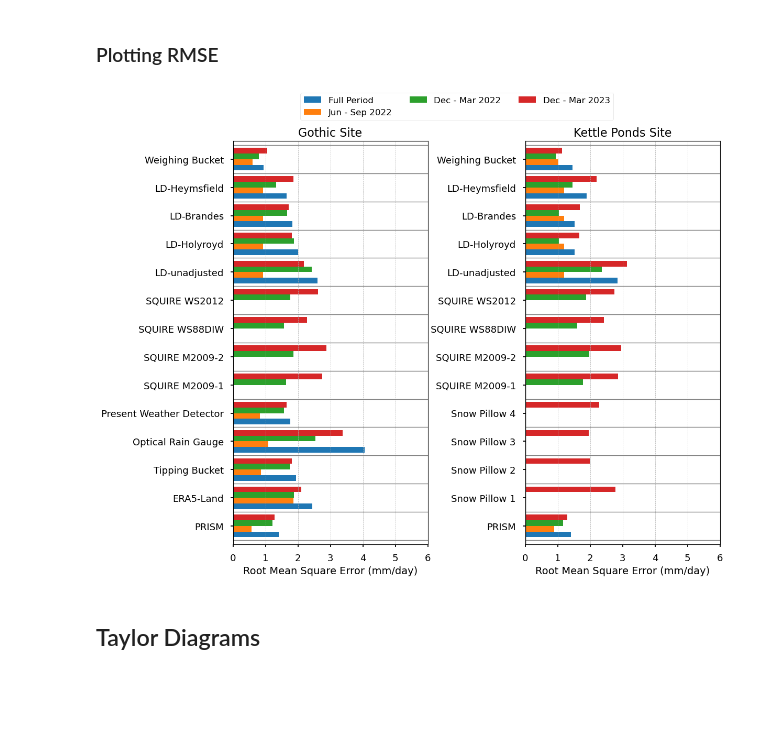
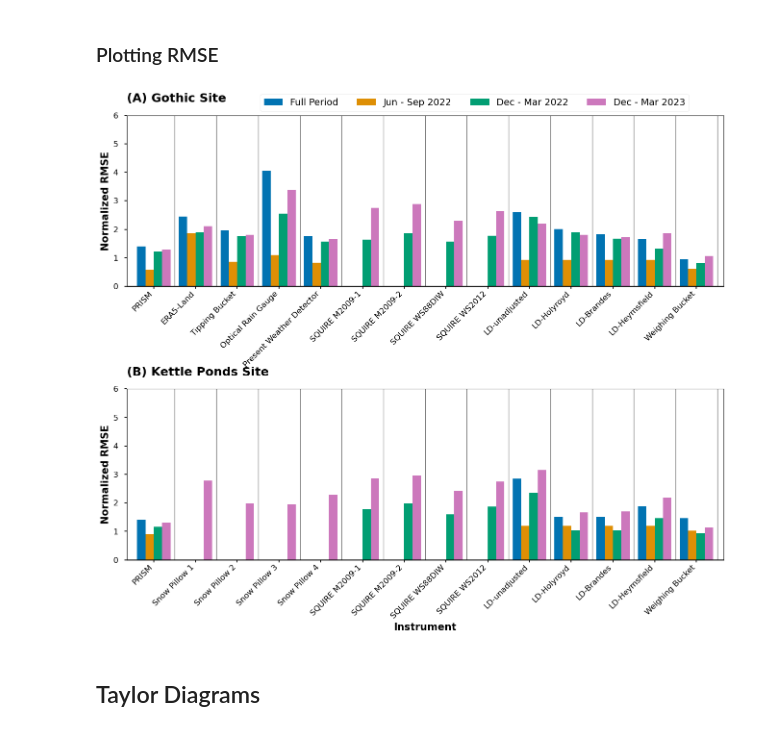
Before and after one commit to dlhogan97/S3-precipitation-rodeo, a Jupyter notebook: 03_analysis/00b_total_precipitation_statistics.ipynb, the cells around one changed output. Cells and saved outputs as stored; diff of their text form; code cells hidden in the pictures; blank space fills up the shorter version.

Commit message:
changes for updating relevant figures

```diff
--- a/03_analysis/00b_total_precipitation_statistics.ipynb
+++ b/03_analysis/00b_total_precipitation_statistics.ipynb
@@ -696,55 +696,40 @@ if len(gt_rmse_df.index) != len(kp_rmse_df.index):
 ### Plotting RMSE
 # %%
 plt.style.use('seaborn-v0_8-talk')
-fig, axs = plt.subplots(ncols=2, figsize=(12,10), gridspec_kw={'wspace': 0.5})
-gt_rmse_df[cols_to_keep].loc[gt_order].plot(kind='barh', ax=axs[0], width=0.8,)
-for i in range(len(gt_rmse_df)):
-        axs[0].axhline(i-0.5, color='gray', lw=1, ls='-')
+fig, axs = plt.subplots(nrows=2, figsize=(16, 12), gridspec_kw={'hspace': 0.6})
 
-# add titles
-axs[0].set_title('Gothic Site', fontsize=16)
-axs[1].set_title('Kettle Ponds Site', fontsize=16)
+# Colorblind-friendly palette (Wong 2011 palette)
+colorblind_colors = ['#0173B2', '#DE8F05', '#029E73', '#CC78BC']
 
-# add legend
-axs[0].legend(bbox_to_anchor=(1.15, 1.13), loc='upper center', ncol=3, fontsize=12)
+gt_rmse_df[cols_to_keep].loc[gt_order].plot(kind='bar', ax=axs[0], width=0.8, color=colorblind_colors)
+axs[0].set_title('(A) Gothic Site', fontsize=18, pad=20, weight='bold', loc='left')
+axs[0].set_ylabel('Normalized RMSE', fontsize=15, weight='bold')
+axs[0].set_xlabel('')
+axs[0].legend(loc='upper right', ncol=4, bbox_to_anchor=(0.95, 1.15), fontsize=14)
 
-# also plot the kettle ponds data that match the row names of gt_rmse_df
-kp_rmse_df[cols_to_keep].loc[kp_order].plot(kind='barh', ax=axs[1], width=0.8, legend=False)
-for i in range(len(kp_rmse_df)):
-        axs[1].axhline(i-0.5, color='gray', lw=1, ls='-')
+kp_rmse_df[cols_to_keep].loc[kp_order].plot(kind='bar', ax=axs[1], width=0.8, legend=False, color=colorblind_colors)
+axs[1].set_title('(B) Kettle Ponds Site', fontsize=18, pad=20, weight='bold', loc='left')
+axs[1].set_ylabel('Normalized RMSE', fontsize=15, weight='bold')
+axs[1].set_xlabel('Instrument', fontsize=15, weight='bold')
+
 for ax in axs:
-    # add line at 0
-    ax.axvline(0, color='black', lw=1, ls='-')
-    # add gridlines
-    ax.xaxis.grid(True, which='major', linestyle='--', linewidth=0.5)
+    ax.axhline(0, color='black', lw=2, ls='-', zorder=2)
+    ax.set_axisbelow(True)
+    ax.set_ylim(0, 6)
+    ax.set_xticklabels(ax.get_xticklabels(), rotation=45, ha='right', fontsize=12)
+    ax.tick_params(axis='x', labelsize=12, pad=2)
+    ax.tick_params(axis='y', labelsize=12)
 
-#     for gauge in gt_rmse_df.loc[kp_order].index:
-#         if gauge == 'SQuIRE\nWS88DIW':
-#             # add text annotation to the right of this bar
-#                 y_pos = 3.5
-#                 ax.text(0.55, y_pos, 'December - March\nonly for SQuIRE',
-#                         fontsize=12,
-#                         color='k',
-#                         weight = 'bold',
-#                         va='center',
-#                         ha='left',
-#                         transform=ax.get_yaxis_transform())
-#     for gauge in kp_rmse_df.loc[kp_order].index:
-#         if gauge == 'SP 3':
-                # y_pos = 11.5
-                # axs[1].text(0.50, y_pos, 'December - March\nonly for snow pillows',
-                #         fontsize=12,
-                #         color='k',
-                #         weight = 'bold',
-                #         va='center',
-                #         ha='left',
-                #         transform=axs[1].get_yaxis_transform())
+# Add vertical separators between each instrument
+for sep_pos in np.arange(0.5, len(gt_order), 1):
+    axs[0].axvline(sep_pos, color='k', lw=1, ls='-', alpha=0.5, zorder=3)
 
-    ax.set_xlabel('Root Mean Square Error (mm/day)', fontsize=14)
-    ax.set_xlim(0.,6)
+for sep_pos in np.arange(0.5, len(kp_order), 1):
+    axs[1].axvline(sep_pos, color='k', lw=1, ls='-', alpha=0.5, zorder=3)
+
 fig.savefig(OUTPUT_DIR / "rmse_comparison_gothic_kettle_ponds.png", bbox_inches='tight')
 # %% [output]
-[figure, old version]
+[figure, new version]
 # %% [markdown]
 ## Taylor Diagrams
 # %%
```
Also changed, not shown: parts of 3 cells of this notebook, 15 other files.
